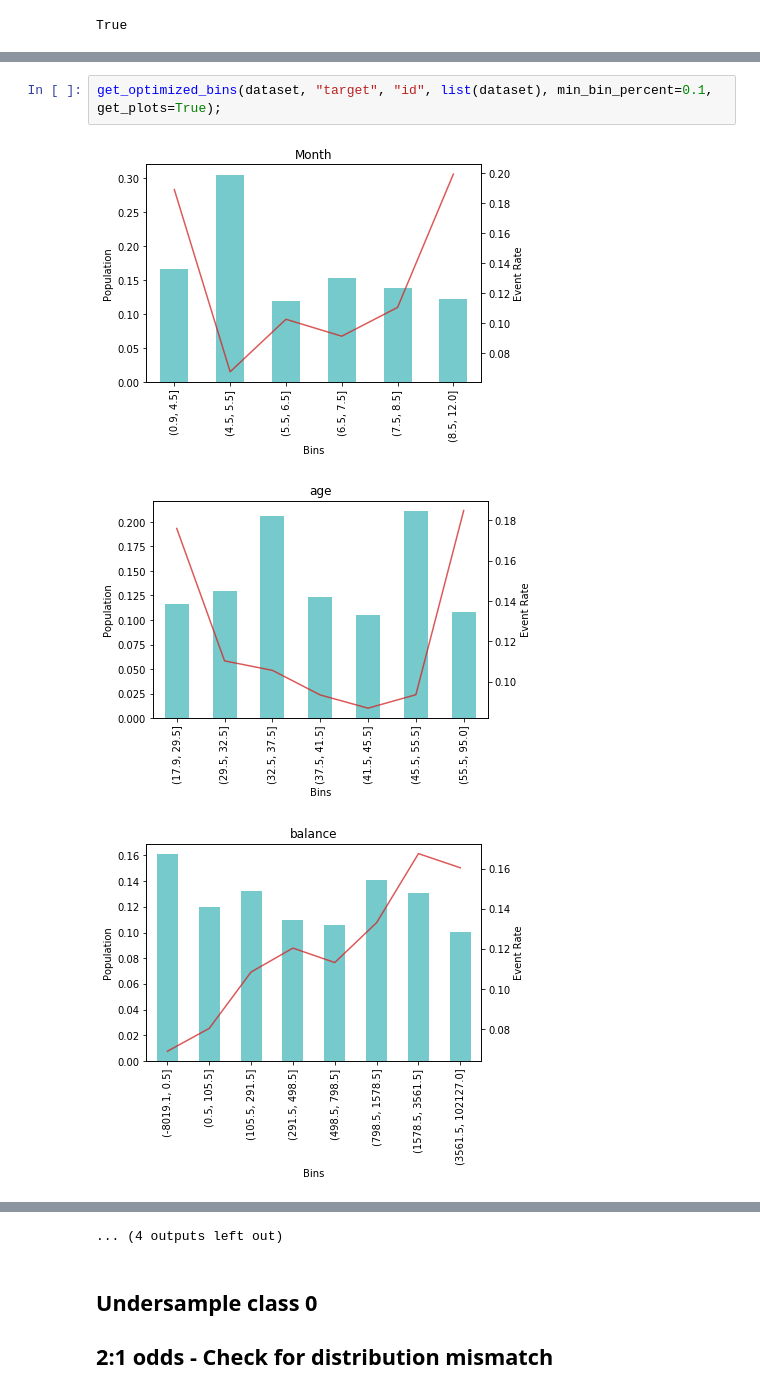
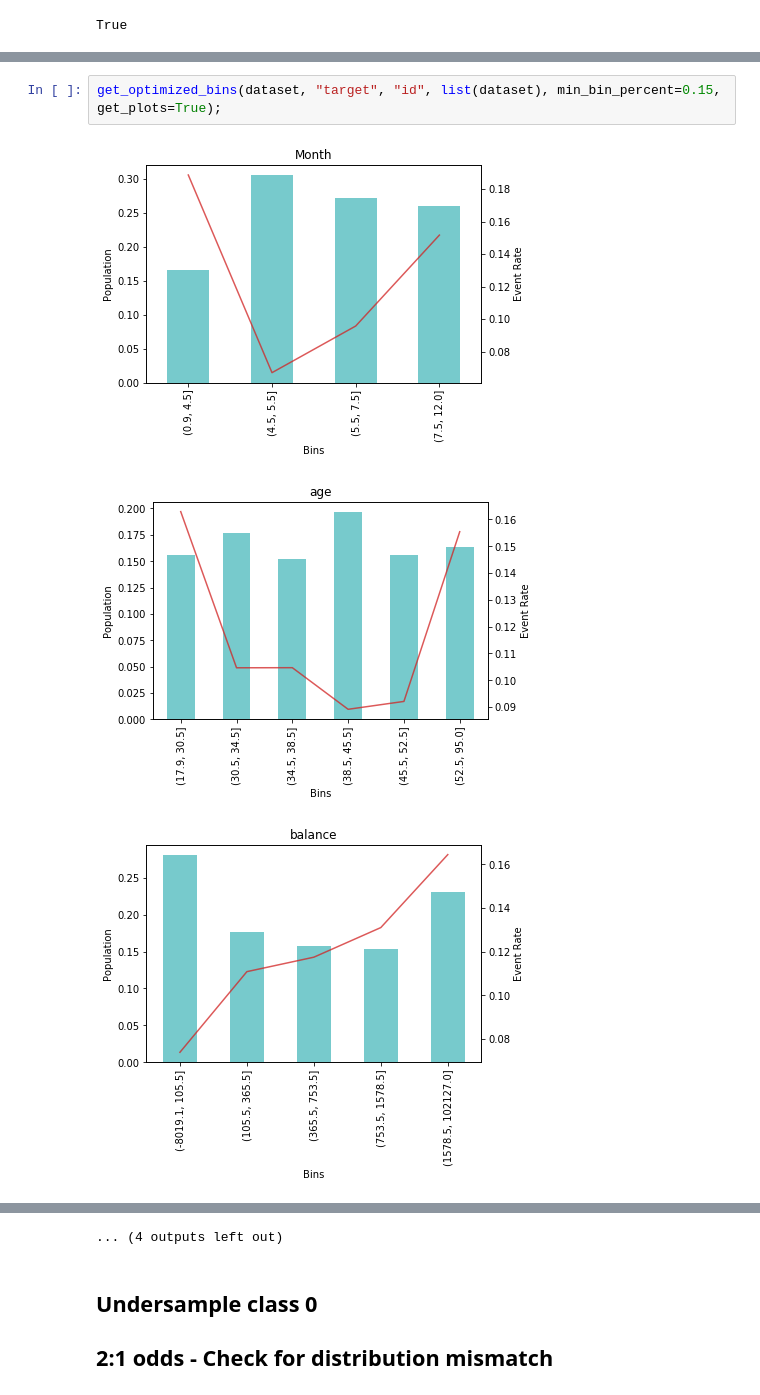
Before and after one commit to hveigz/machine-learning-misc, a Jupyter notebook: ML-Workflow/ML-Workflow.ipynb, the cells around one changed output, grey strips where cells are left out. Cells and saved outputs as stored; diff of their text form.

```diff
--- a/ML-Workflow/ML-Workflow.ipynb
+++ b/ML-Workflow/ML-Workflow.ipynb
@@ -271,6 +257,6 @@ True
 # %%
-get_optimized_bins(dataset, "target", "id", list(dataset), min_bin_percent=0.1, get_plots=True);
+get_optimized_bins(dataset, "target", "id", list(dataset), min_bin_percent=0.15, get_plots=True);
 # %% [output]
-[figure, old version]
+[figure, new version]
-[figure, old version]
+[figure, new version]
-[figure, old version]
+[figure, new version]
```
Also changed, not shown: parts of 24 cells of this notebook.
